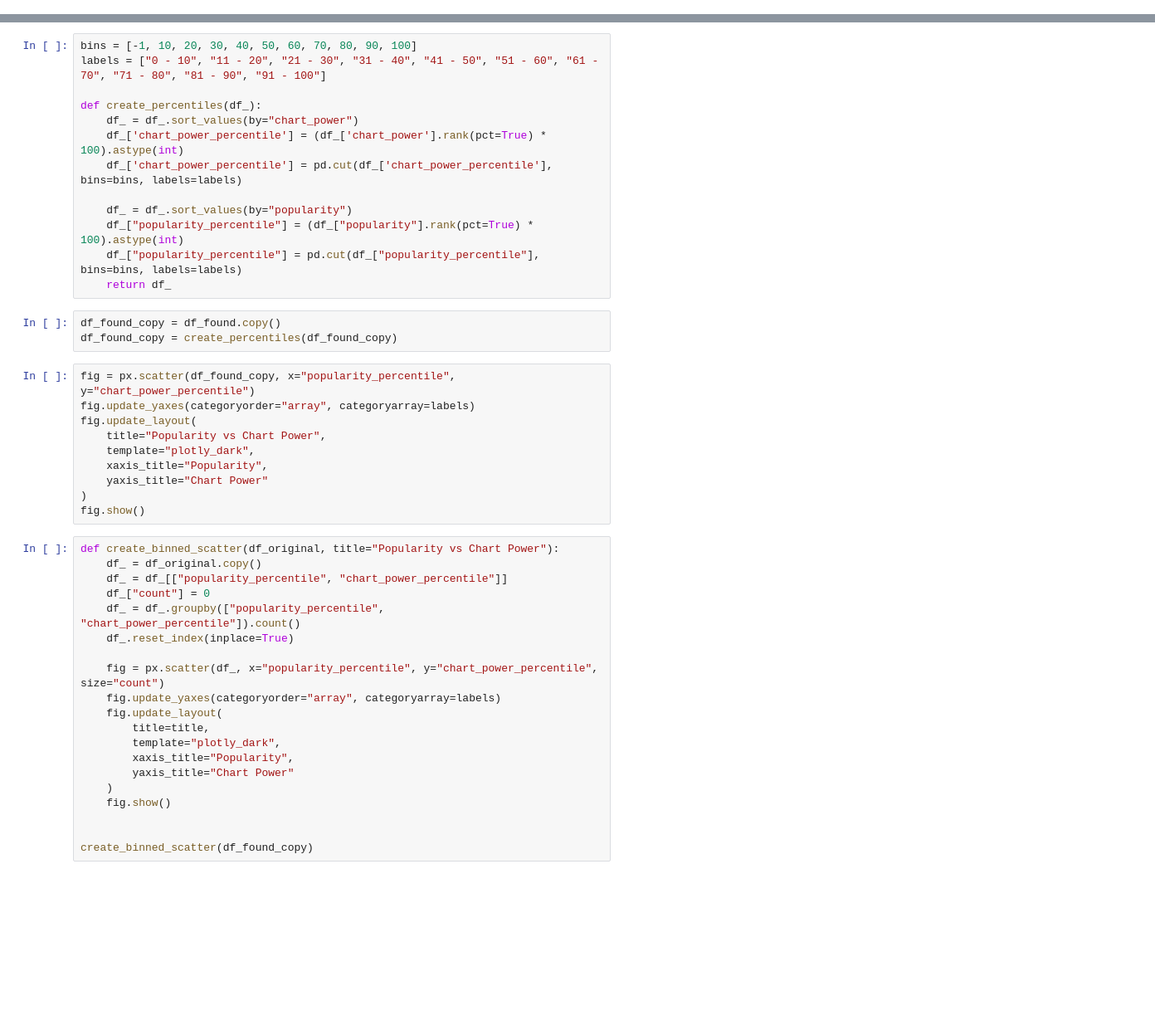
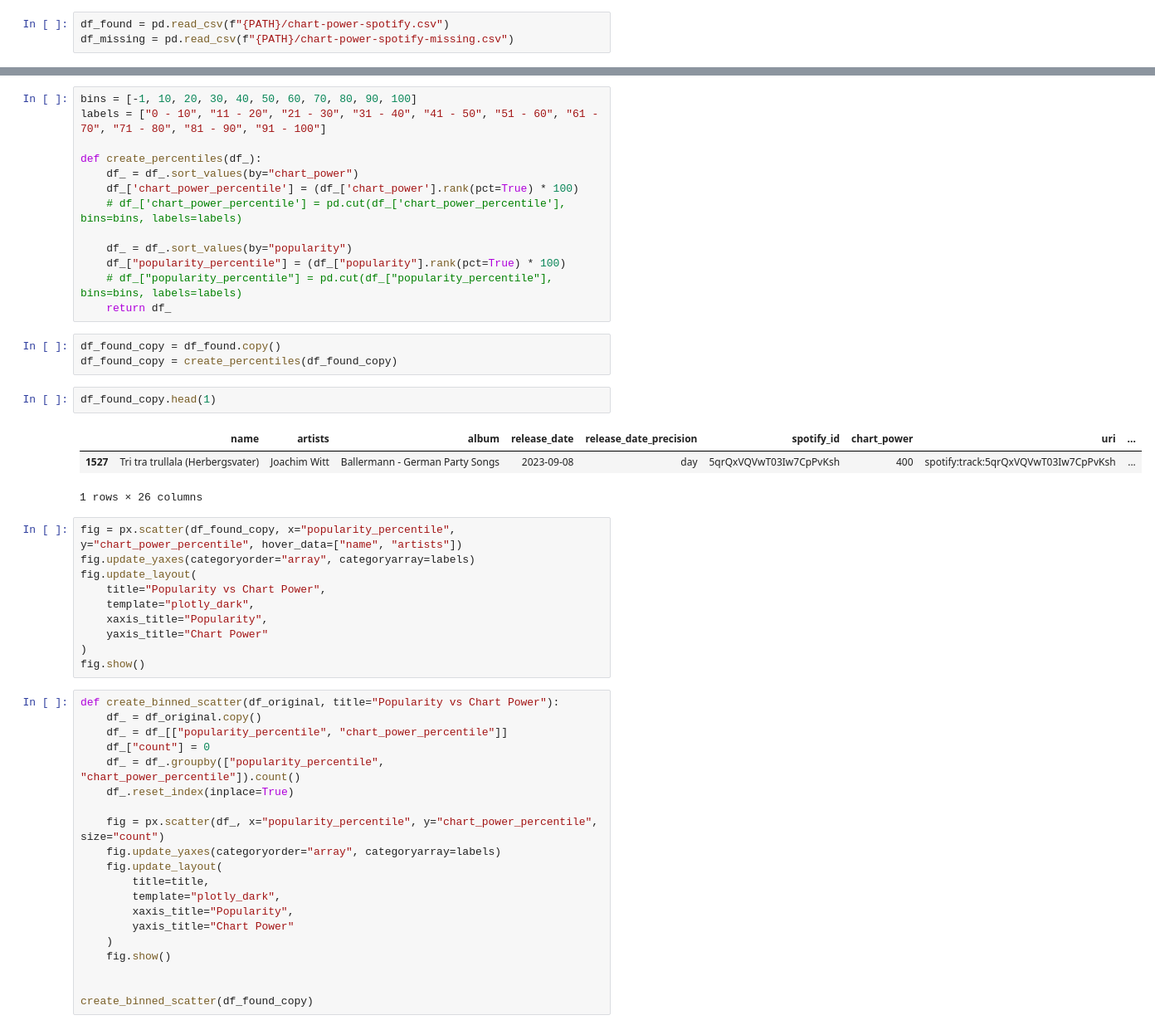
Before and after one commit to Jannis37/80s-recommender, a Jupyter notebook: extra.ipynb, the cells around one changed output, grey strips where cells are left out. Shown: that part at 83% size. Drawn from its saved outputs; the diff is of its cells as text; blank space fills up the shorter version.

```diff
--- a/extra.ipynb
+++ b/extra.ipynb
@@ -907,3 +916,6 @@ df_missing.to_csv(f"{PATH}/chart-power-spotify-missing.csv")
+# %%
+df_found = pd.read_csv(f"{PATH}/chart-power-spotify.csv")
+df_missing = pd.read_csv(f"{PATH}/chart-power-spotify-missing.csv")
 # %% [markdown]
 ### Visualisierung
 
@@ -916,18 +928,24 @@ labels = ["0 - 10", "11 - 20", "21 - 30", "31 - 40", "41 - 50", "51 - 60", "61 -
 
 def create_percentiles(df_):
     df_ = df_.sort_values(by="chart_power")
-    df_['chart_power_percentile'] = (df_['chart_power'].rank(pct=True) * 100).astype(int)
-    df_['chart_power_percentile'] = pd.cut(df_['chart_power_percentile'], bins=bins, labels=labels)
+    df_['chart_power_percentile'] = (df_['chart_power'].rank(pct=True) * 100)
+    # df_['chart_power_percentile'] = pd.cut(df_['chart_power_percentile'], bins=bins, labels=labels)
 
     df_ = df_.sort_values(by="popularity")
-    df_["popularity_percentile"] = (df_["popularity"].rank(pct=True) * 100).astype(int)
-    df_["popularity_percentile"] = pd.cut(df_["popularity_percentile"], bins=bins, labels=labels)
+    df_["popularity_percentile"] = (df_["popularity"].rank(pct=True) * 100)
+    # df_["popularity_percentile"] = pd.cut(df_["popularity_percentile"], bins=bins, labels=labels)
     return df_
 # %%
 df_found_copy = df_found.copy()
 df_found_copy = create_percentiles(df_found_copy)
+# %%
+df_found_copy.head(1)
+# %% [output]
+|  | name | artists | album | release_date | release_date_precision | spotify_id | chart_power | uri | ... |
+| 1527 | Tri tra trullala (Herbergsvater) | Joachim Witt | Ballermann - German Party Songs | 2023-09-08 | day | 5qrQxVQVwT03Iw7CpPvKsh | 400 | spotify:track:5qrQxVQVwT03Iw7CpPvKsh | ... |
+1 rows × 26 columns
 # %%
-fig = px.scatter(df_found_copy, x="popularity_percentile", y="chart_power_percentile")
+fig = px.scatter(df_found_copy, x="popularity_percentile", y="chart_power_percentile", hover_data=["name", "artists"])
 fig.update_yaxes(categoryorder="array", categoryarray=labels)
 fig.update_layout(
     title="Popularity vs Chart Power",
```
Also changed, not shown: parts of 12 cells of this notebook, 1 other file.
